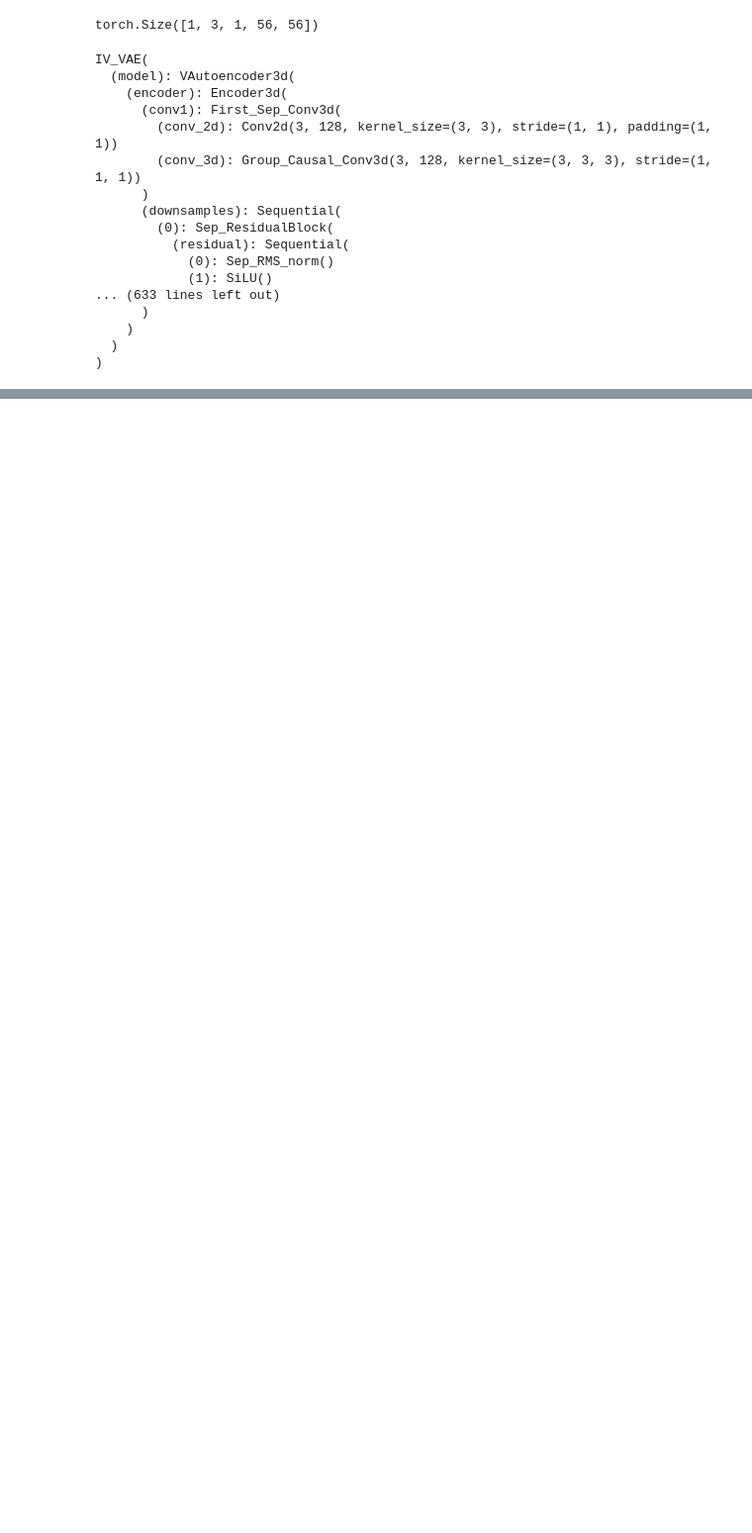
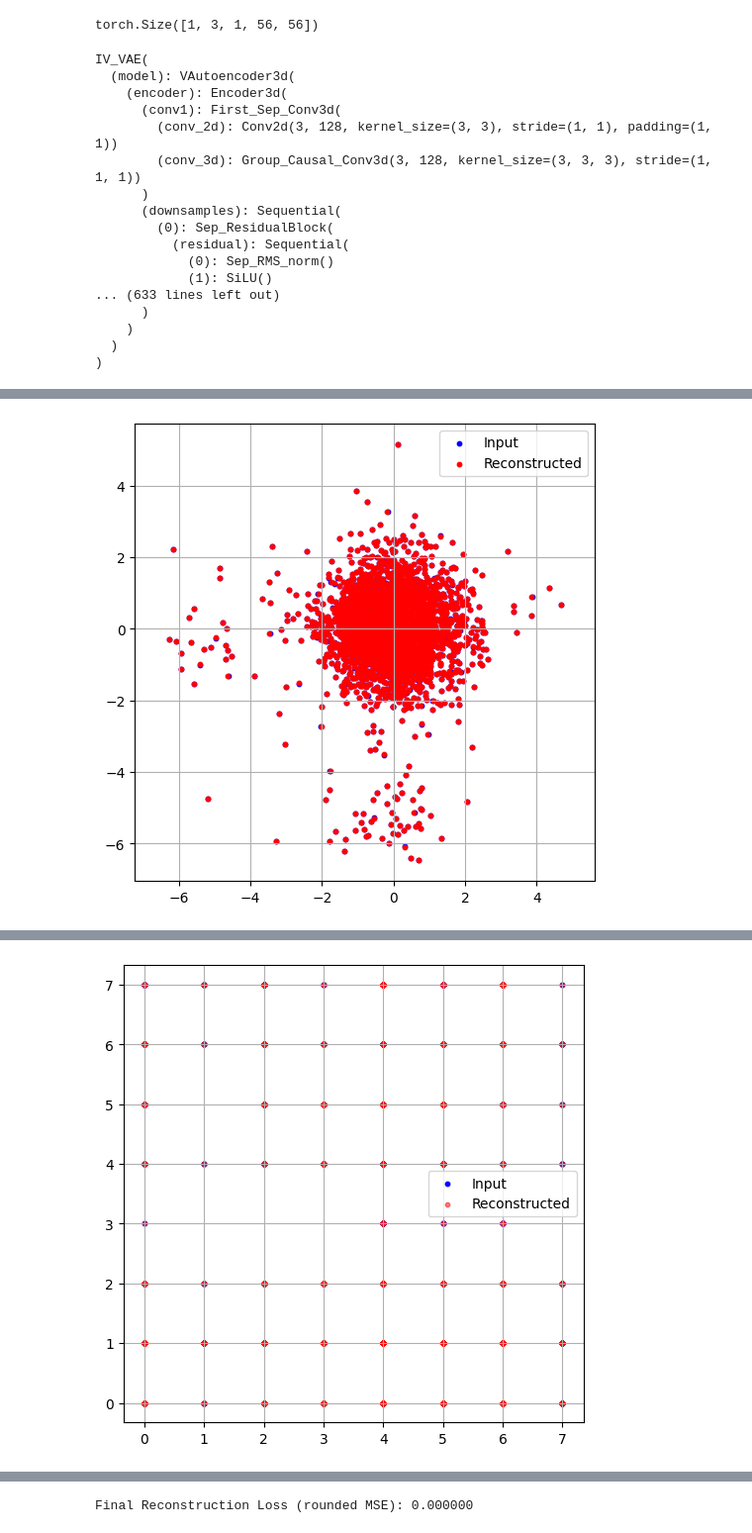
Before and after one commit to AidCheng/GSIV-VAE, a Jupyter notebook: gs.ipynb, the cells around one changed output, grey strips where cells are left out. Shown at 99% size. Saved outputs shown, nothing was run; the diff lists cells and outputs as text; code cells hidden in the pictures; blank space fills up the shorter version.

```diff
--- a/gs.ipynb
+++ b/gs.ipynb
@@ -52,6 +52,7 @@ def preprocess(data):
 
         # ---- Step 4: reshape 为 [1, C, 1, H, W] ----
         X_processed = X_processed.T.view(C, 1, H, W)
+        #TODO: There might be some problem with mask for cholesky
         mask = torch.zeros(1, 1, 1, H, W, device=X.device)
         mask[:, :, :, :int(math.sqrt(N)), :int(math.sqrt(N))] = 1
         result.append((X_processed.unsqueeze(0), mask))  # shape: (1, C, 1, H, W)
@@ -66,7 +67,8 @@ def convert_to_original(X, original_N, original_C):
     return X
 
 input_list = preprocess([xyz, feature, cholesky])
-(input, mask)= input_list[0]
+(input, mask)= input_list[2]
+
 input.shape
 # %% [output]
 torch.Size([1, 3, 1, 56, 56])
@@ -165,13 +161,0 @@ bestmodel = train(vae, input, mask, device, epochs=1000)
-# %%
-with torch.no_grad():
-    z = vae.encode(input)
-    recon = vae.decode(z)
-    print(recon.shape)
-
-# Round to nearest integer *semantically*, keep float dtype
-input_rounded = torch.round(input)
-recon_rounded = torch.round(recon)
-
-# Compute continuous MSE
-loss = ((recon_rounded - input_rounded) ** 2 * mask).sum() / mask.sum()
-print(f"Final Reconstruction Loss (rounded MSE): {loss.item():.6f}")
@@ -208,0 +193,32 @@ plt.show()
+# %%
+model_states = [None, None, None]
+# %%
+for i in range(3):
+    if i == 2:
+        epoch = 10000
+    else:
+        epoch = 3000
+
+    (input, mask) = input_list[i]
+    best_model = train(vae, input, mask, device, epochs=epoch)
+    vae
+    with torch.no_grad():
+        z = vae.encode(input)
+        recon = vae.decode(z)
+        print(recon.shape)
+
+    # Round to nearest integer *semantically*, keep float dtype
+    if not i == 0:
+        input_rounded = torch.round(input)
+        recon_rounded = torch.round(recon).clamp_min(0)
+
+        # Compute continuous MSE
+        loss = torch.nn.functional.mse_loss(input_rounded, recon_rounded)
+        plot_result(input, recon, False)
+    else:
+        loss = torch.nn.functional.mse_loss(input, recon)
+        plot_result(input, recon, True)
+    print(f"Final Reconstruction Loss (rounded MSE): {loss.item():.6f}")
+
+    model_states[i] = best_model
+# %% [output]
@@ -208,0 +228 @@ plt.show()
+[figure, added]
@@ -208,0 +233 @@ plt.show()
+[figure, added]
@@ -209 +239,2 @@ plt.show()
+Final Reconstruction Loss (rounded MSE): 0.000000
 # %%
```
Also changed, not shown: parts of 15 cells of this notebook, 4 other files.
